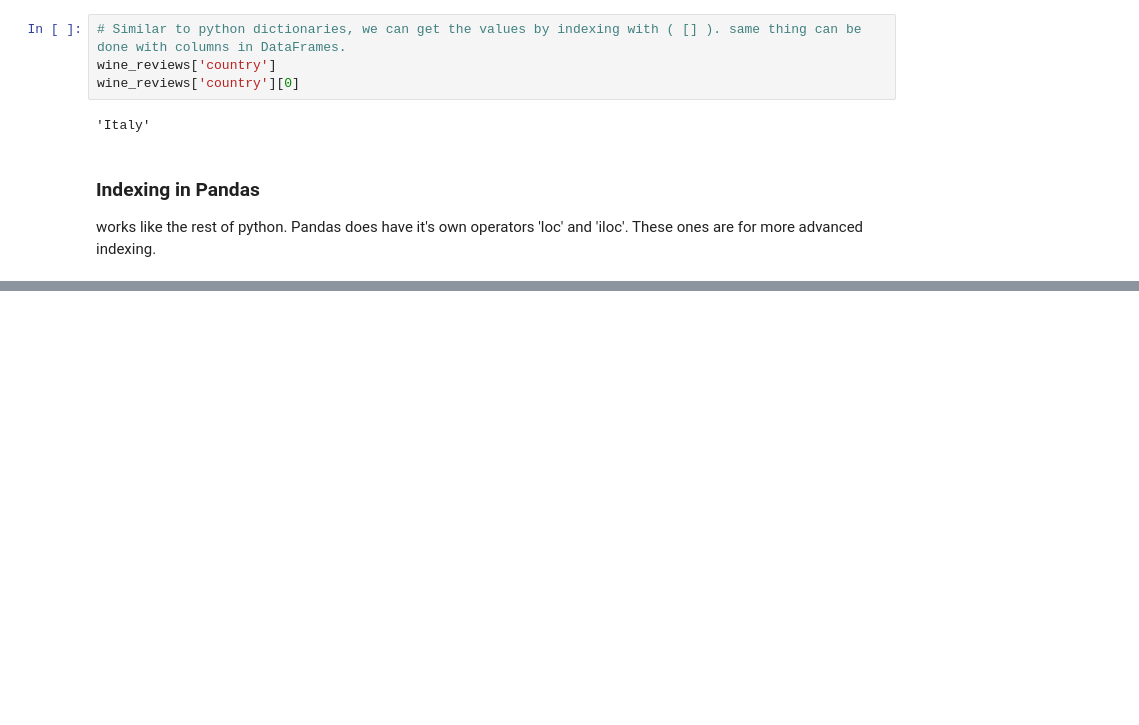
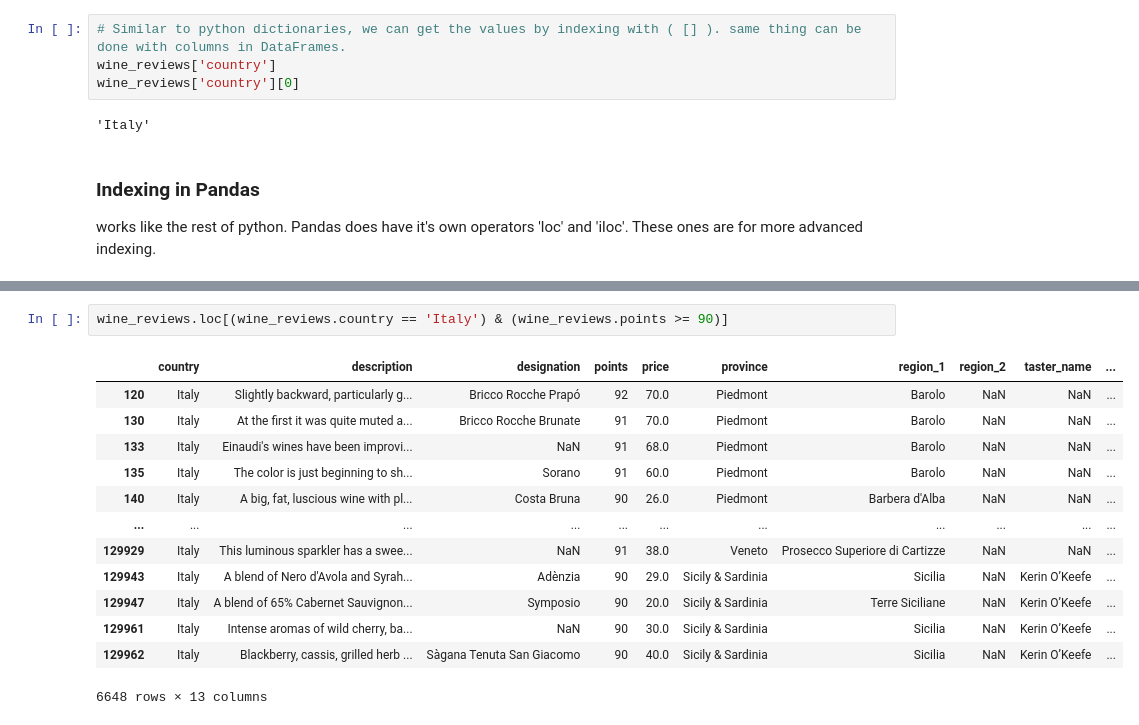
Before and after one commit to Heitan104/ds-ml-journey, a Jupyter notebook: 01-python-pandas/notebooks/panda.ipynb, the cells around one changed output, grey strips where cells are left out. Drawn from its saved outputs; the diff is of its cells as text; blank space fills up the shorter version.

```diff
--- a/01-python-pandas/notebooks/panda.ipynb
+++ b/01-python-pandas/notebooks/panda.ipynb
@@ -114,0 +259,16 @@ works like the rest of python. Pandas does have it's own operators 'loc' and 'il
+# %%
+wine_reviews.loc[(wine_reviews.country == 'Italy') & (wine_reviews.points >= 90)]
+# %% [output]
+|  | country | description | designation | points | price | province | region_1 | region_2 | taster_name | ... |
+| 120 | Italy | Slightly backward, particularly g... | Bricco Rocche Prapó | 92 | 70.0 | Piedmont | Barolo | NaN | NaN | ... |
+| 130 | Italy | At the first it was quite muted a... | Bricco Rocche Brunate | 91 | 70.0 | Piedmont | Barolo | NaN | NaN | ... |
+| 133 | Italy | Einaudi's wines have been improvi... | NaN | 91 | 68.0 | Piedmont | Barolo | NaN | NaN | ... |
+| 135 | Italy | The color is just beginning to sh... | Sorano | 91 | 60.0 | Piedmont | Barolo | NaN | NaN | ... |
+| 140 | Italy | A big, fat, luscious wine with pl... | Costa Bruna | 90 | 26.0 | Piedmont | Barbera d'Alba | NaN | NaN | ... |
+| ... | ... | ... | ... | ... | ... | ... | ... | ... | ... | ... |
+| 129929 | Italy | This luminous sparkler has a swee... | NaN | 91 | 38.0 | Veneto | Prosecco Superiore di Cartizze | NaN | NaN | ... |
+| 129943 | Italy | A blend of Nero d'Avola and Syrah... | Adènzia | 90 | 29.0 | Sicily & Sardinia | Sicilia | NaN | Kerin O’Keefe | ... |
+| 129947 | Italy | A blend of 65% Cabernet Sauvignon... | Symposio | 90 | 20.0 | Sicily & Sardinia | Terre Siciliane | NaN | Kerin O’Keefe | ... |
+| 129961 | Italy | Intense aromas of wild cherry, ba... | NaN | 90 | 30.0 | Sicily & Sardinia | Sicilia | NaN | Kerin O’Keefe | ... |
+| 129962 | Italy | Blackberry, cassis, grilled herb ... | Sàgana Tenuta San Giacomo | 90 | 40.0 | Sicily & Sardinia | Sicilia | NaN | Kerin O’Keefe | ... |
+6648 rows × 13 columns
```
Also changed, not shown: parts of 25 cells of this notebook, 2 other files.
